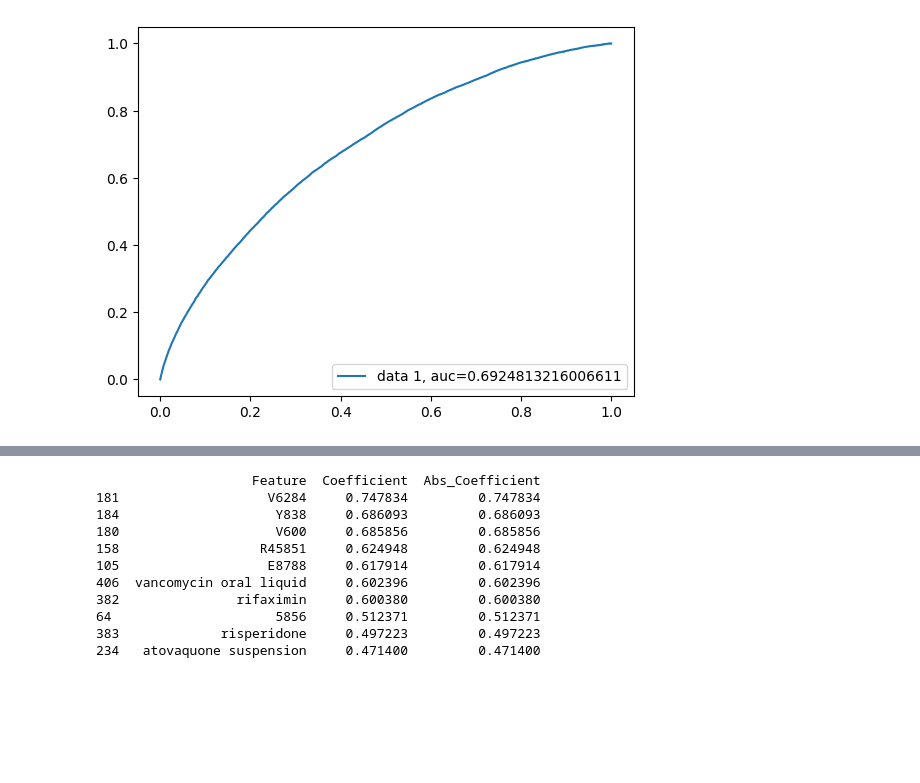
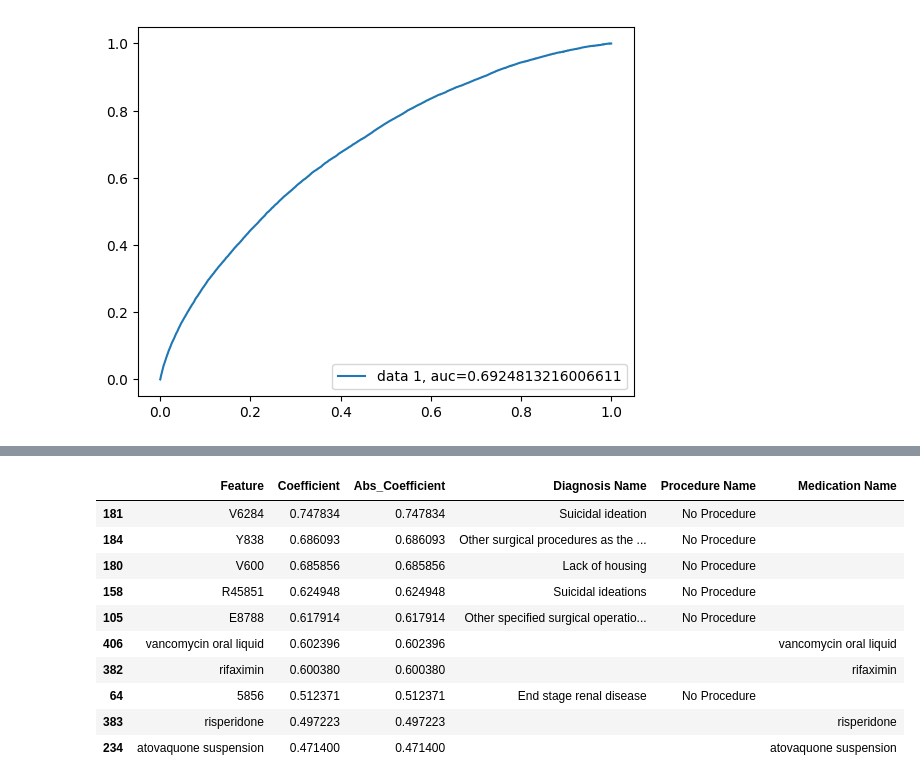
Before and after one commit to saaqib-m/patient-readmission, a Jupyter notebook: Patient-Readmission-LR-Notebook-v2.ipynb, the cells around one changed output, grey strips where cells are left out. Cells and saved outputs as stored; diff of their text form; code cells hidden in the pictures; blank space fills up the shorter version.

```diff
--- a/Patient-Readmission-LR-Notebook-v2.ipynb
+++ b/Patient-Readmission-LR-Notebook-v2.ipynb
@@ -464,15 +458,15 @@ print(coef_df_abs.head(10))
 # %%
 coef_df_pstve = coef_df.sort_values(by='Coefficient', ascending=False)
-print(coef_df_pstve.head(10))
+coef_df_pstve.head(10)
 # %% [output]
-                    Feature  Coefficient  Abs_Coefficient
-181                   V6284     0.747834         0.747834
-184                    Y838     0.686093         0.686093
-180                    V600     0.685856         0.685856
-158                  R45851     0.624948         0.624948
-105                   E8788     0.617914         0.617914
-406  vancomycin oral liquid     0.602396         0.602396
-382               rifaximin     0.600380         0.600380
-64                     5856     0.512371         0.512371
-383             risperidone     0.497223         0.497223
-234   atovaquone suspension     0.471400         0.471400
+|  | Feature | Coefficient | Abs_Coefficient | Diagnosis Name | Procedure Name | Medication Name |
+| 181 | V6284 | 0.747834 | 0.747834 | Suicidal ideation | No Procedure |  |
+| 184 | Y838 | 0.686093 | 0.686093 | Other surgical procedures as the ... | No Procedure |  |
+| 180 | V600 | 0.685856 | 0.685856 | Lack of housing | No Procedure |  |
+| 158 | R45851 | 0.624948 | 0.624948 | Suicidal ideations | No Procedure |  |
+| 105 | E8788 | 0.617914 | 0.617914 | Other specified surgical operatio... | No Procedure |  |
+| 406 | vancomycin oral liquid | 0.602396 | 0.602396 |  |  | vancomycin oral liquid |
+| 382 | rifaximin | 0.600380 | 0.600380 |  |  | rifaximin |
+| 64 | 5856 | 0.512371 | 0.512371 | End stage renal disease | No Procedure |  |
+| 383 | risperidone | 0.497223 | 0.497223 |  |  | risperidone |
+| 234 | atovaquone suspension | 0.471400 | 0.471400 |  |  | atovaquone suspension |
```
Also changed, not shown: parts of 16 cells of this notebook.
